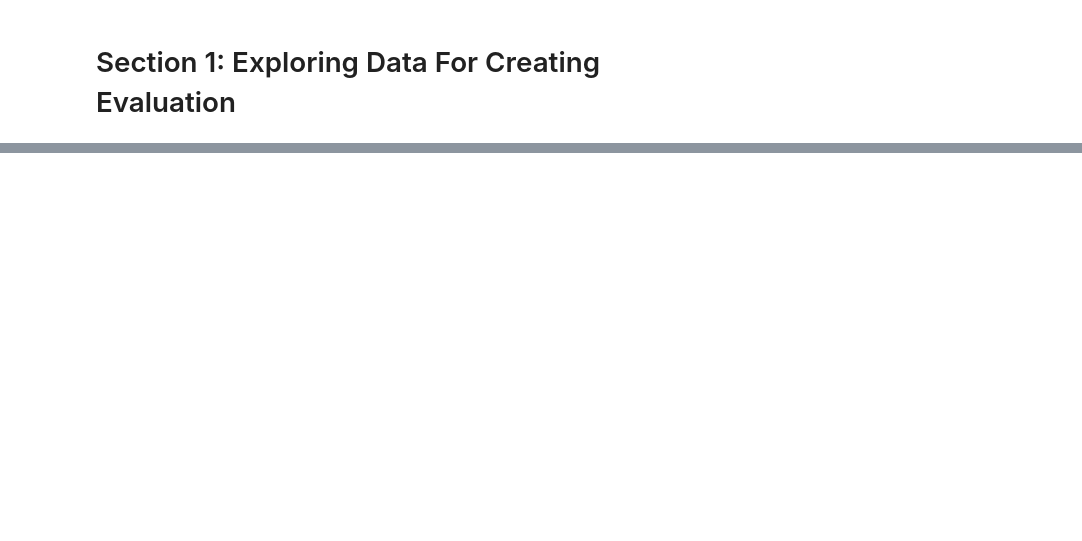
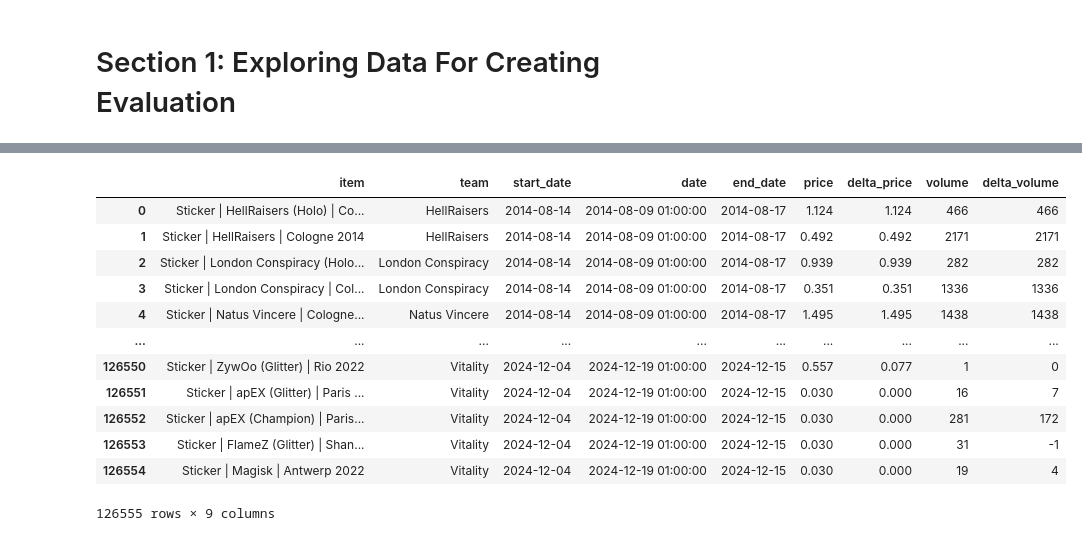
Before and after one commit to curtisjbradley/MarketReview, a Jupyter notebook: explore_eval.ipynb, the cells around one changed output, grey strips where cells are left out. Cells and saved outputs as stored; diff of their text form; code cells hidden in the pictures; blank space fills up the shorter version.

```diff
--- a/explore_eval.ipynb
+++ b/explore_eval.ipynb
@@ -6,9 +6,10 @@ from fastparquet import ParquetFile
 import duckdb
 # %%
 """ Initial Load Of Datasets We're Using """
-autographs = ParquetFile("datasets/autographs.parquet").to_pandas()
-graffitis = ParquetFile("datasets/graffiti.parquet").to_pandas()
-stickers = ParquetFile("datasets/sticker.parquet").to_pandas()
-matches = ParquetFile("datasets/matches_edit.parquet").to_pandas()
+autographs : pd.DataFrame = ParquetFile("datasets/autographs.parquet").to_pandas()
+graffitis : pd.DataFrame = ParquetFile("datasets/graffiti.parquet").to_pandas()
+stickers : pd.DataFrame = ParquetFile("datasets/sticker.parquet").to_pandas()
+matches : pd.DataFrame = ParquetFile("datasets/matches_edit.parquet").to_pandas()
+placements : pd.DataFrame = ParquetFile("datasets/placements.parquet").to_pandas()
 # %%
 """ Fixing Tournament Dates And Names In Matches """
@@ -86,22 +93,40 @@ tournaments = duckdb.query(query).df()
 # %%
 """ Getting Sticker Sales During +- 15 Dates of Tournament """
 query = f"""
     SELECT
         item,
-        tournament,
-        team,
-        AVG(price) AS avg_price,
-        AVG(volume) AS avg_volume
+        stickers.team,
+        start_date,
+        date,
+        end_date,
+        price,
+        price - LAG(price, 1, 0) OVER (PARTITION BY item ORDER BY date) AS delta_price,
+        volume,
+        volume - LAG(volume, 1, 0) OVER (PARTITION BY item ORDER BY date) AS delta_volume,
     FROM stickers
     JOIN tournaments ON
-        stickers.tournament = tournaments.event AND
-        stickers.date >= (tournaments.start_date - INTERVAL 15 DAY) AND
-        stickers.date <= (tournaments.end_date + INTERVAL 15 DAY)
+        stickers.team = tournaments.team AND
+        stickers.date >= (start_date - INTERVAL 5 DAY) AND
+        stickers.date <= (end_date + INTERVAL 5 DAY)
     GROUP BY
-        item, tournament, team, stickers.date
+        item, stickers.team, start_date, date, end_date, price, volume
     ORDER BY
-        tournament, avg_volume DESC
-
+        date, stickers.team
 """
 sales = duckdb.query(query).df()
+sales
+# %% [output]
+|  | item | team | start_date | date | end_date | price | delta_price | volume | delta_volume |
+| 0 | Sticker | HellRaisers (Holo) | Co... | HellRaisers | 2014-08-14 | 2014-08-09 01:00:00 | 2014-08-17 | 1.124 | 1.124 | 466 | 466 |
+| 1 | Sticker | HellRaisers | Cologne 2014 | HellRaisers | 2014-08-14 | 2014-08-09 01:00:00 | 2014-08-17 | 0.492 | 0.492 | 2171 | 2171 |
+| 2 | Sticker | London Conspiracy (Holo... | London Conspiracy | 2014-08-14 | 2014-08-09 01:00:00 | 2014-08-17 | 0.939 | 0.939 | 282 | 282 |
+| 3 | Sticker | London Conspiracy | Col... | London Conspiracy | 2014-08-14 | 2014-08-09 01:00:00 | 2014-08-17 | 0.351 | 0.351 | 1336 | 1336 |
+| 4 | Sticker | Natus Vincere | Cologne... | Natus Vincere | 2014-08-14 | 2014-08-09 01:00:00 | 2014-08-17 | 1.495 | 1.495 | 1438 | 1438 |
+| ... | ... | ... | ... | ... | ... | ... | ... | ... | ... |
+| 126550 | Sticker | ZywOo (Glitter) | Rio 2022 | Vitality | 2024-12-04 | 2024-12-19 01:00:00 | 2024-12-15 | 0.557 | 0.077 | 1 | 0 |
+| 126551 | Sticker | apEX (Glitter) | Paris ... | Vitality | 2024-12-04 | 2024-12-19 01:00:00 | 2024-12-15 | 0.030 | 0.000 | 16 | 7 |
+| 126552 | Sticker | apEX (Champion) | Paris... | Vitality | 2024-12-04 | 2024-12-19 01:00:00 | 2024-12-15 | 0.030 | 0.000 | 281 | 172 |
+| 126553 | Sticker | FlameZ (Glitter) | Shan... | Vitality | 2024-12-04 | 2024-12-19 01:00:00 | 2024-12-15 | 0.030 | 0.000 | 31 | -1 |
+| 126554 | Sticker | Magisk | Antwerp 2022 | Vitality | 2024-12-04 | 2024-12-19 01:00:00 | 2024-12-15 | 0.030 | 0.000 | 19 | 4 |
+126555 rows × 9 columns
 # %%
```
Also changed, not shown: parts of 9 cells of this notebook, 5 other files.
